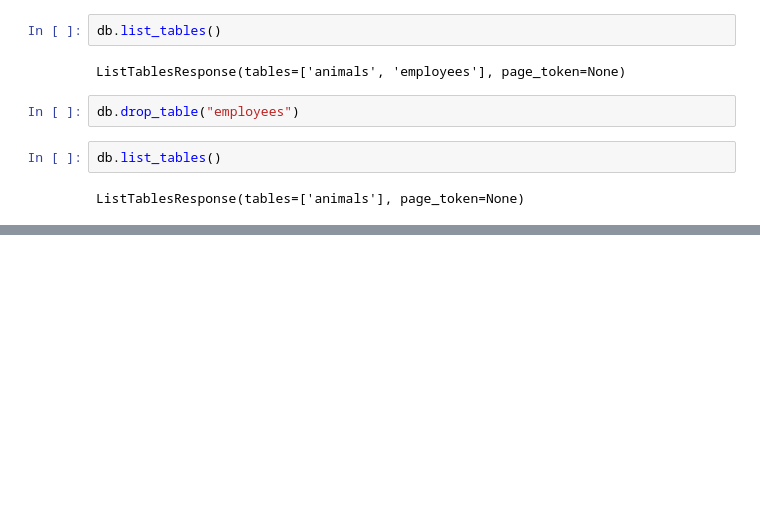
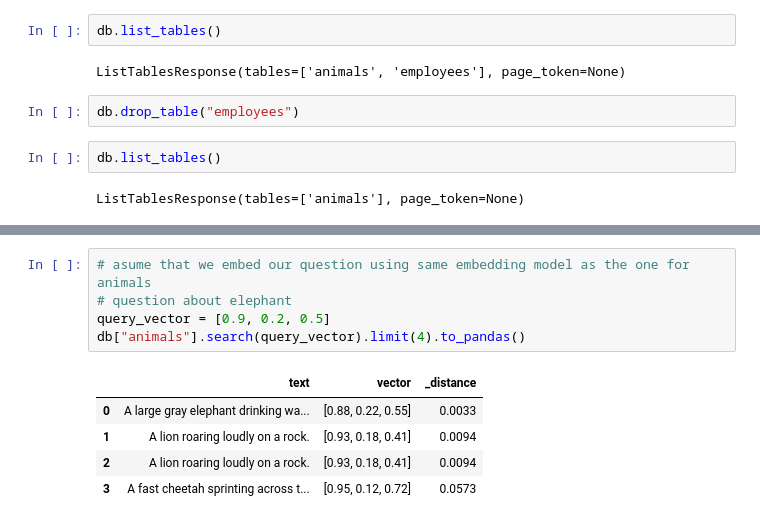
Before and after one commit to Vence85/ai_engineering_jonas_gustafsson, a Jupyter notebook: code-alongs/13_lancedb/lance_db_basics.ipynb, the cells around one changed output, grey strips where cells are left out. Saved outputs shown, nothing was run; the diff lists cells and outputs as text; blank space fills up the shorter version.

```diff
--- a/code-alongs/13_lancedb/lance_db_basics.ipynb
+++ b/code-alongs/13_lancedb/lance_db_basics.ipynb
@@ -127,0 +154,11 @@ ListTablesResponse(tables=['animals'], page_token=None)
+# %%
+# asume that we embed our question using same embedding model as the one for animals
+# question about elephant
+query_vector = [0.9, 0.2, 0.5]
+db["animals"].search(query_vector).limit(4).to_pandas()
+# %% [output]
+|  | text | vector | _distance |
+| 0 | A large gray elephant drinking wa... | [0.88, 0.22, 0.55] | 0.0033 |
+| 1 | A lion roaring loudly on a rock. | [0.93, 0.18, 0.41] | 0.0094 |
+| 2 | A lion roaring loudly on a rock. | [0.93, 0.18, 0.41] | 0.0094 |
+| 3 | A fast cheetah sprinting across t... | [0.95, 0.12, 0.72] | 0.0573 |
```
Also changed, not shown: parts of 15 cells of this notebook, 9 other files.
